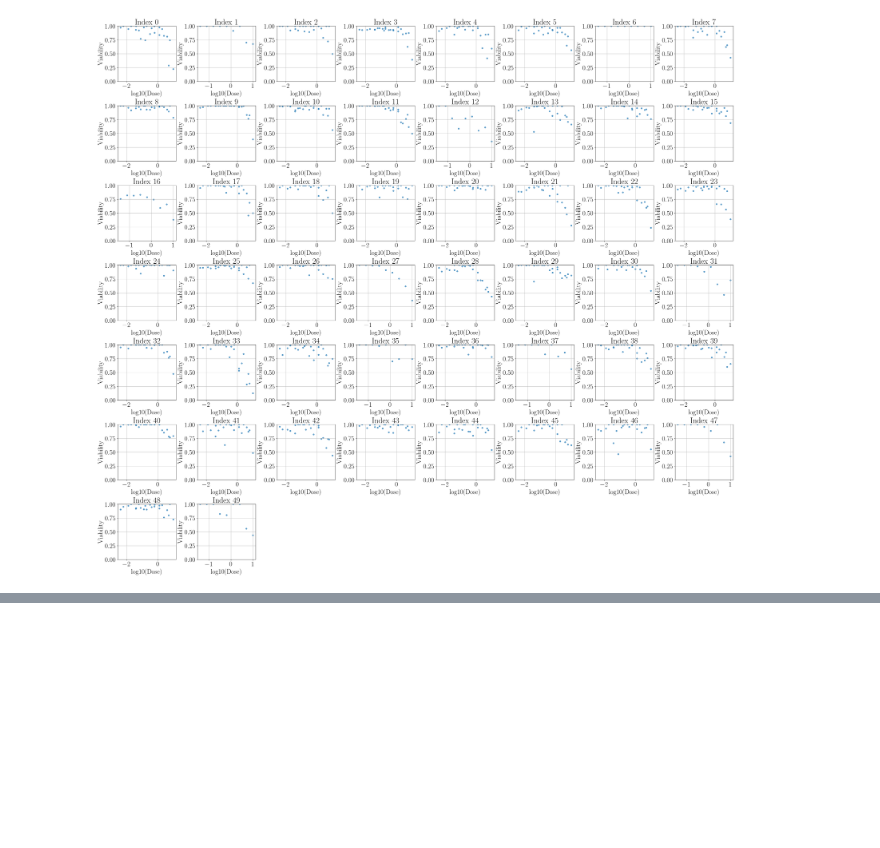
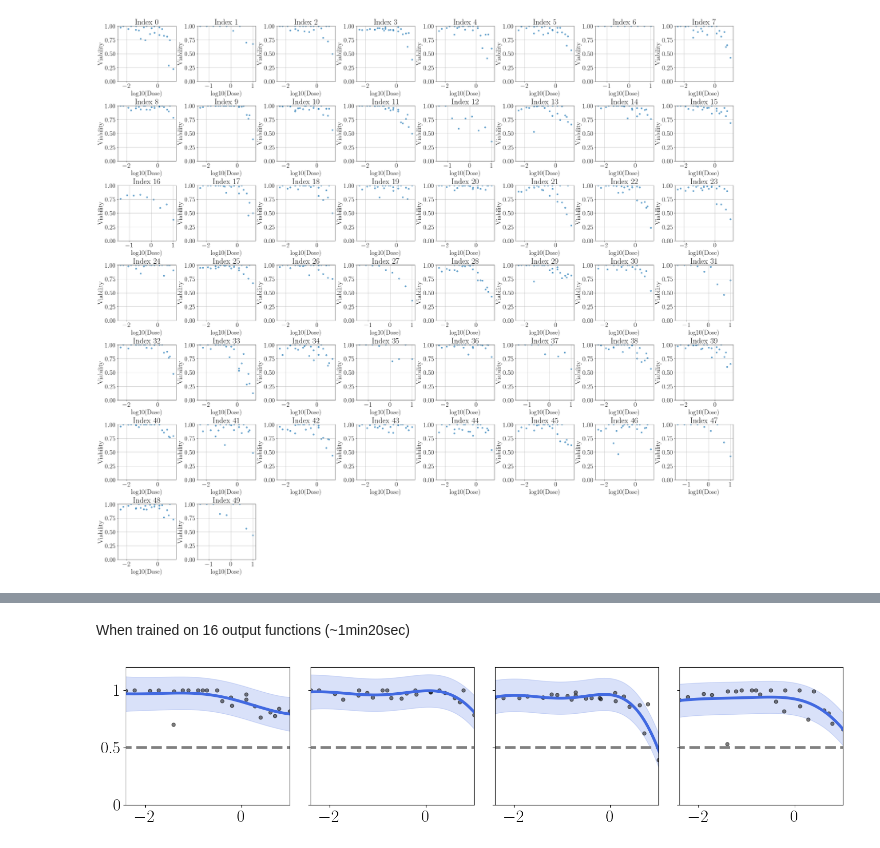
Before and after one commit to joshuarooijakkers/robust_conjugate_MOGP, a Jupyter notebook: experiments/cisplatin/cisplatin_MOGP.ipynb, the cells around one changed output, grey strips where cells are left out. Cells and saved outputs as stored; diff of their text form; code cells hidden in the pictures; blank space fills up the shorter version.

```diff
--- a/experiments/cisplatin/cisplatin_MOGP.ipynb
+++ b/experiments/cisplatin/cisplatin_MOGP.ipynb
@@ -160,0 +171,30 @@ Optimized B:
+# %% [markdown]
+When trained on 16 output functions (~1min20sec)
+# %%
+# Plotting
+fig, axs = plt.subplots(1, 4, figsize=(16, 4))  # Dynamically adjust figure size
+
+for i in range(4):
+    axs[i].plot(x.flatten(), Y[:, i], 'o', color='black', alpha=0.5)
+    axs[i].plot(x_test, prior_mean * np.ones((len(x_test), 1)), '--', color='grey')
+    axs[i].plot(x_test.flatten(), mu[:, i], '-', color='royalblue', label='Predicted Mean')
+    axs[i].fill_between(x_test.flatten(), mu[:, i] - 2*std[:, i], mu[:, i] + 2*std[:, i],
+                        color='royalblue', alpha=0.2, label='±2 Std. Dev.')
+
+    axs[i].set_ylim([0, 1.2])
+    axs[i].set_xlim([x[0], x[-1]])
+    axs[i].set_yticks([0, 0.5, 1])
+
+    if i == 0:
+        axs[i].set_yticklabels(['0', '0.5', '1'])  # Only show labels on the leftmost plot
+    else:
+        axs[i].set_yticklabels([])  # Hide on all others
+
+# # Common axis labels
+# fig.text(0.5, 0.04, 'log cisplatin dose', ha='center', fontsize=24)
+# fig.text(0.04, 0.5, 'Viability', va='center', rotation='vertical', fontsize=24)
+
+plt.tight_layout(rect=[0.05, 0.05, 1, 1])  # Leave room for the labels
+plt.show()
+# %% [output]
+[figure, added]
```
Also changed, not shown: parts of 4 cells of this notebook, 1 other file.
